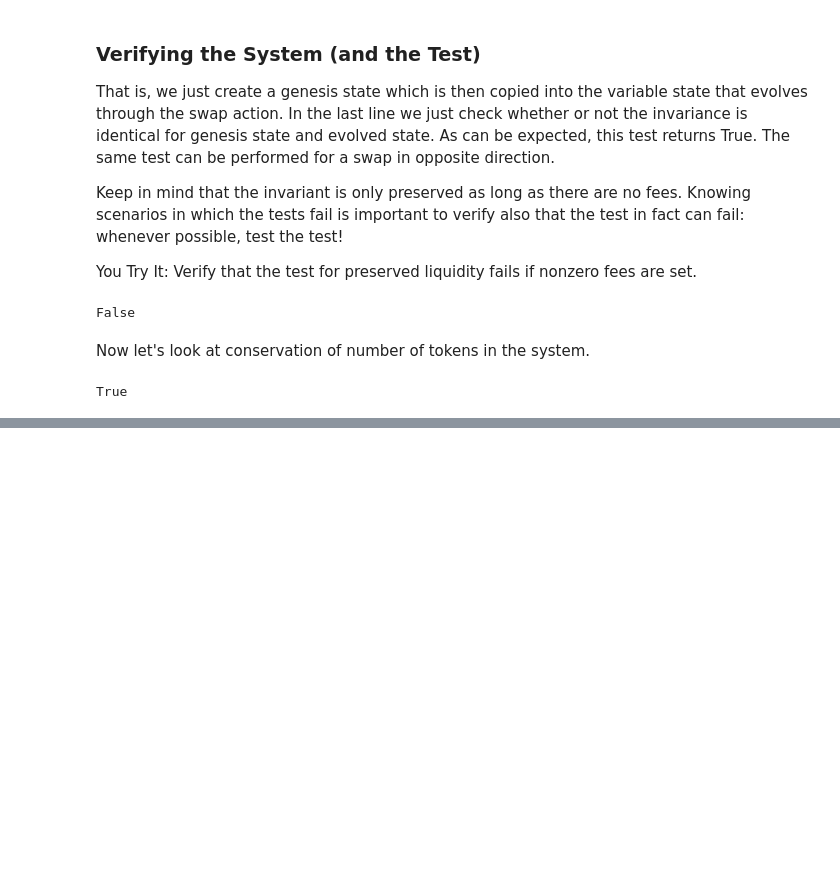
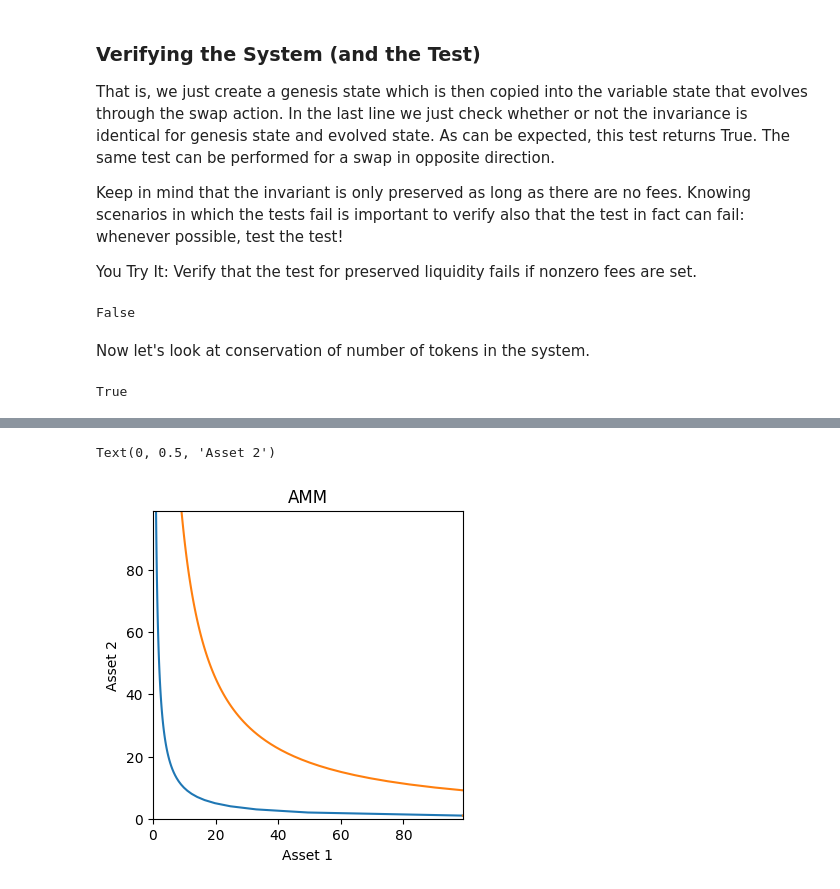
Before and after one commit to serveba/token_engineering, a Jupyter notebook: notebooks/3-digital-twin.ipynb, the cells around one changed output, grey strips where cells are left out. Saved outputs shown, nothing was run; the diff lists cells and outputs as text; code cells hidden in the pictures; blank space fills up the shorter version.

```diff
--- a/notebooks/3-digital-twin.ipynb
+++ b/notebooks/3-digital-twin.ipynb
@@ -361,0 +490,32 @@ KeyError: 'LP'
+# %%
+actionList.insert(0,[addLiquidity,["LP",100,100]])
+
+genesis = {
+    "AMM":{"r_1":99,"r_2":1,"s":math.sqrt(99),"fee":0.0},
+    "Trader":{"r_1":1,"r_2":99,"s":0},
+    "LP":{"r_1":200,"r_2":200,"s":100}
+    }
+
+history = evolve(genesis, actionList)
+
+AMM_2r1=[]
+Trader_2r1=[]
+AMM_2r2=[]
+Trader_2r2=[]
+for s in history:
+    AMM_2r1.append(s["AMM"]["r_1"])
+    Trader_2r1.append(s["Trader"]["r_1"])
+    AMM_2r2.append(s["AMM"]["r_2"])
+    Trader_2r2.append(s["Trader"]["r_2"])
+
+plt.figure(figsize=(4,4))
+plt.plot(AMM_r1,AMM_r2)
+plt.plot(AMM_2r1,AMM_2r2)
+plt.title('AMM')
+plt.xlim([0, 99])
+plt.ylim([0, 99])
+plt.xlabel("Asset 1")
+plt.ylabel("Asset 2")
+# %% [output]
+Text(0, 0.5, 'Asset 2')
+[figure, added]
```
Also changed, not shown: parts of 17 cells of this notebook.
